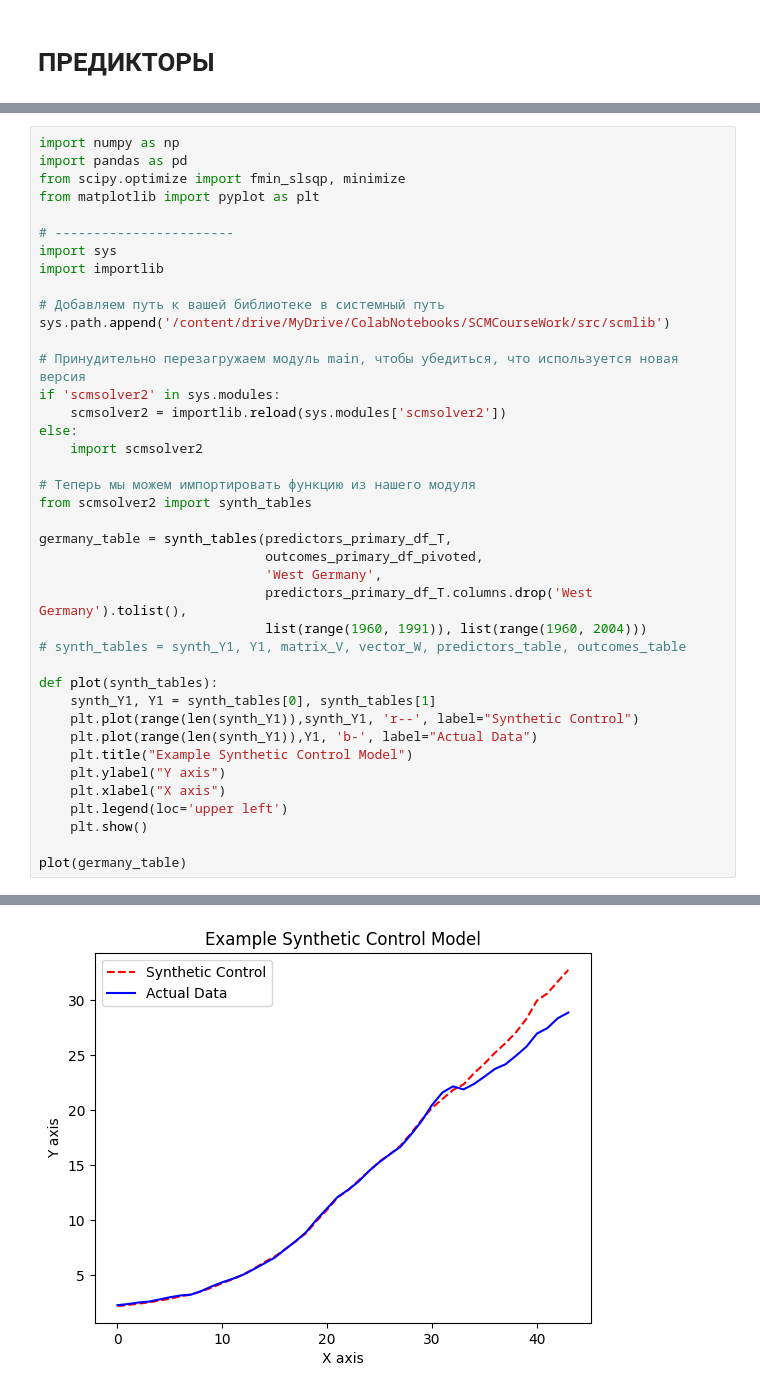
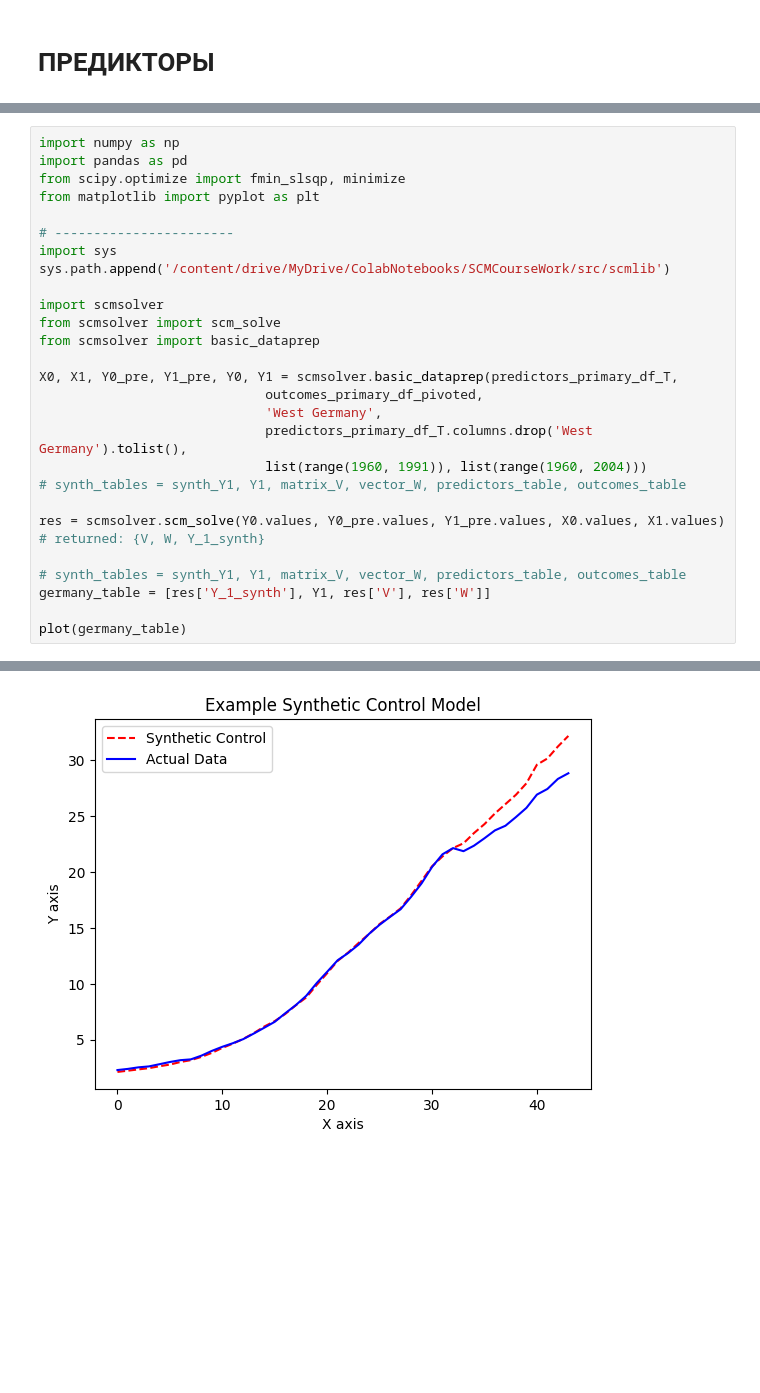
Before and after one commit to Altay02/SCMCourseWork, a Jupyter notebook: germany.ipynb, the cells around one changed output, grey strips where cells are left out. Saved outputs shown, nothing was run; the diff lists cells and outputs as text; blank space fills up the shorter version.

```diff
--- a/germany.ipynb
+++ b/germany.ipynb
@@ -99,36 +114,23 @@ from matplotlib import pyplot as plt
 
 # -----------------------
 import sys
-import importlib
-
-# Добавляем путь к вашей библиотеке в системный путь
 sys.path.append('/content/drive/MyDrive/ColabNotebooks/SCMCourseWork/src/scmlib')
 
-# Принудительно перезагружаем модуль main, чтобы убедиться, что используется новая версия
-if 'scmsolver2' in sys.modules:
-    scmsolver2 = importlib.reload(sys.modules['scmsolver2'])
-else:
-    import scmsolver2
+import scmsolver
+from scmsolver import scm_solve
+from scmsolver import basic_dataprep
 
-# Теперь мы можем импортировать функцию из нашего модуля
-from scmsolver2 import synth_tables
-
-germany_table = synth_tables(predictors_primary_df_T,
+X0, X1, Y0_pre, Y1_pre, Y0, Y1 = scmsolver.basic_dataprep(predictors_primary_df_T,
                              outcomes_primary_df_pivoted,
                              'West Germany',
                              predictors_primary_df_T.columns.drop('West Germany').tolist(),
                              list(range(1960, 1991)), list(range(1960, 2004)))
 # synth_tables = synth_Y1, Y1, matrix_V, vector_W, predictors_table, outcomes_table
 
-def plot(synth_tables):
-    synth_Y1, Y1 = synth_tables[0], synth_tables[1]
-    plt.plot(range(len(synth_Y1)),synth_Y1, 'r--', label="Synthetic Control")
-    plt.plot(range(len(synth_Y1)),Y1, 'b-', label="Actual Data")
-    plt.title("Example Synthetic Control Model")
-    plt.ylabel("Y axis")
-    plt.xlabel("X axis")
-    plt.legend(loc='upper left')
-    plt.show()
+res = scmsolver.scm_solve(Y0.values, Y0_pre.values, Y1_pre.values, X0.values, X1.values) # returned: {V, W, Y_1_synth}
+
+# synth_tables = synth_Y1, Y1, matrix_V, vector_W, predictors_table, outcomes_table
+germany_table = [res['Y_1_synth'], Y1, res['V'], res['W']]
 
 plot(germany_table)
 # %% [output]
@@ -152 +139 @@ Outcomes Table
-[figure, old version]
+[figure, new version]
```
Also changed, not shown: parts of 7 cells of this notebook.
